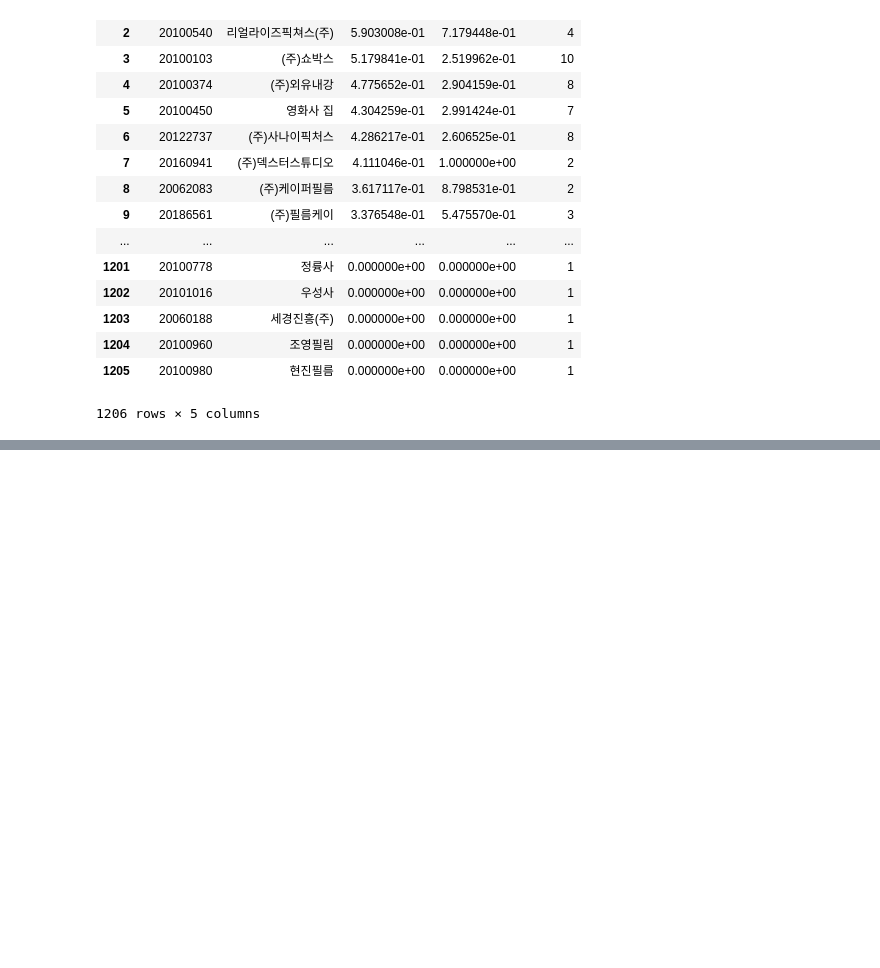
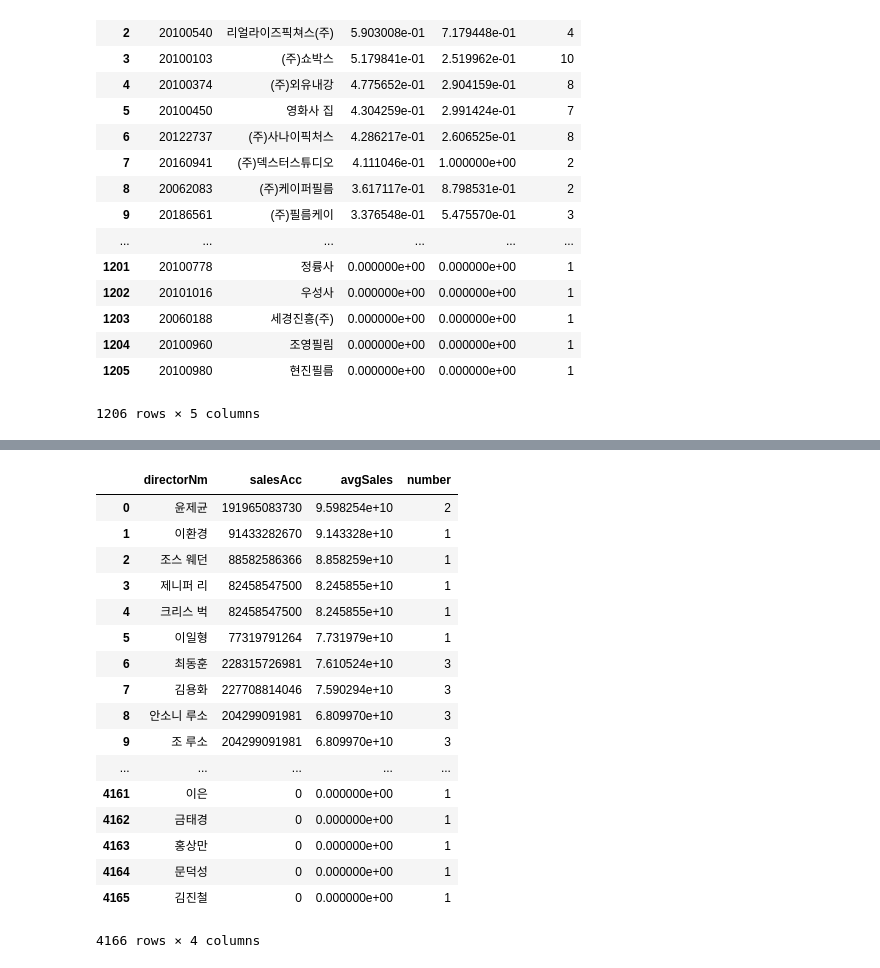
Before and after one commit to younghk/2019_Project_Graduation, a Jupyter notebook: Data_Preprocessing.ipynb, the cells around one changed output, grey strips where cells are left out. Drawn from its saved outputs; the diff is of its cells as text; code cells hidden in the pictures; blank space fills up the shorter version.

```diff
--- a/Data_Preprocessing.ipynb
+++ b/Data_Preprocessing.ipynb
@@ -1711,0 +1842,40 @@ scaled by audienceAcc (actor, company)
+# %%
+def normalize_director(movie_detail, movie_data) :
+    director_list = []
+    for cd in movie_detail :
+        md = movie_detail[cd]
+        msales = movie_data[movie_data['movieCd'] == cd].salesAcc.iloc[0]
+        for director in md['directors'] :
+            director_list.append([director['peopleNm'], cd, msales])
+
+    return director_list
+
+director_list = normalize_director(movie_detail, movie_data)
+# %%
+df_dl = pd.DataFrame(director_list, columns = ['directorNm', 'movieCd', 'sales'])
+# %%
+dl_group = df_dl.groupby(['directorNm'])
+dl_sales = pd.DataFrame({'salesAcc' : dl_group['sales'].sum(),
+                         'avgSales' : dl_group['sales'].mean(),
+                         'number' : dl_group['movieCd'].count()}).reset_index()
+dl_sales = dl_sales.sort_values(by = 'avgSales', ascending = False).reset_index(drop = True)
+dl_sales
+# %% [output]
+|  | directorNm | salesAcc | avgSales | number |
+| 0 | 윤제균 | 191965083730 | 9.598254e+10 | 2 |
+| 1 | 이환경 | 91433282670 | 9.143328e+10 | 1 |
+| 2 | 조스 웨던 | 88582586366 | 8.858259e+10 | 1 |
+| 3 | 제니퍼 리 | 82458547500 | 8.245855e+10 | 1 |
+| 4 | 크리스 벅 | 82458547500 | 8.245855e+10 | 1 |
+| 5 | 이일형 | 77319791264 | 7.731979e+10 | 1 |
+| 6 | 최동훈 | 228315726981 | 7.610524e+10 | 3 |
+| 7 | 김용화 | 227708814046 | 7.590294e+10 | 3 |
+| 8 | 안소니 루소 | 204299091981 | 6.809970e+10 | 3 |
+| 9 | 조 루소 | 204299091981 | 6.809970e+10 | 3 |
+| ... | ... | ... | ... | ... |
+| 4161 | 이은 | 0 | 0.000000e+00 | 1 |
+| 4162 | 금태경 | 0 | 0.000000e+00 | 1 |
+| 4163 | 홍상만 | 0 | 0.000000e+00 | 1 |
+| 4164 | 문덕성 | 0 | 0.000000e+00 | 1 |
+| 4165 | 김진철 | 0 | 0.000000e+00 | 1 |
+4166 rows × 4 columns
```
Also changed, not shown: parts of 43 cells of this notebook.
